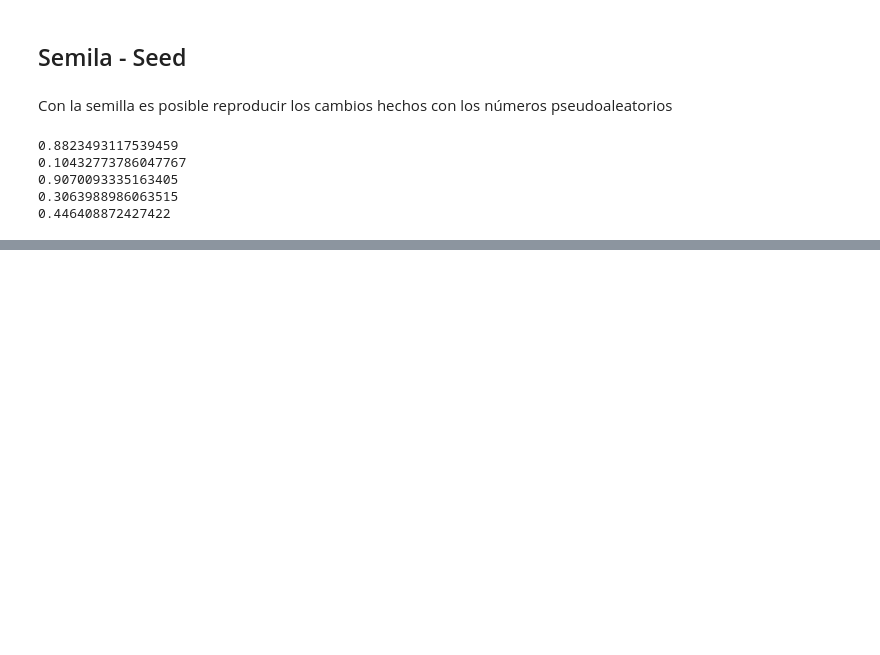
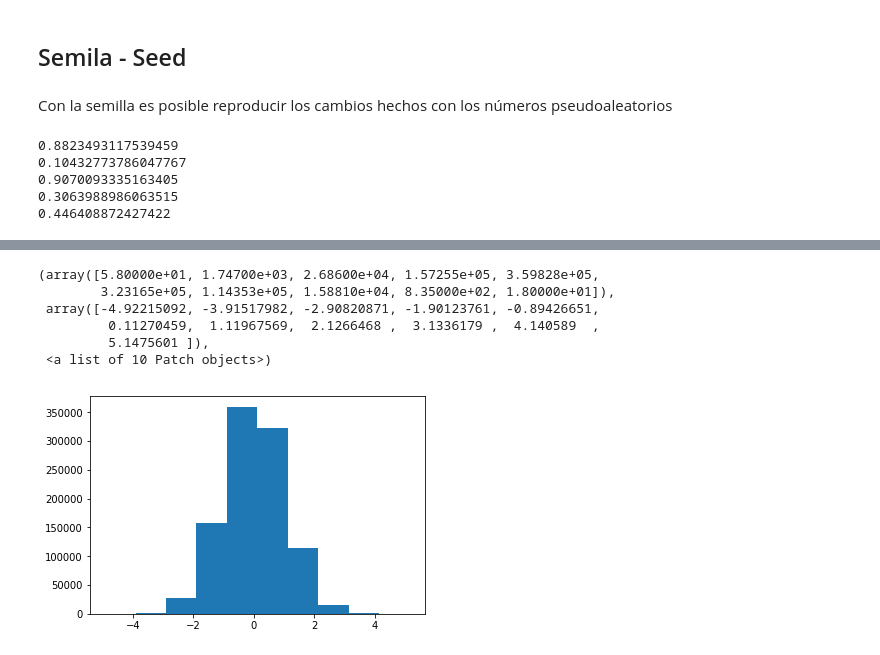
Before and after one commit to slopezv2/machilelearningpy, a Jupyter notebook: Seccion5.ipynb, the cells around one changed output, grey strips where cells are left out. Drawn from its saved outputs; the diff is of its cells as text; code cells hidden in the pictures; blank space fills up the shorter version.

```diff
--- a/Seccion5.ipynb
+++ b/Seccion5.ipynb
@@ -426,0 +461,10 @@ for i in range(5):
+# %%
+plt.hist(data)
+# %% [output]
+(array([5.80000e+01, 1.74700e+03, 2.68600e+04, 1.57255e+05, 3.59828e+05,
+        3.23165e+05, 1.14353e+05, 1.58810e+04, 8.35000e+02, 1.80000e+01]),
+ array([-4.92215092, -3.91517982, -2.90820871, -1.90123761, -0.89426651,
+         0.11270459,  1.11967569,  2.1266468 ,  3.1336179 ,  4.140589  ,
+         5.1475601 ]),
+ <a list of 10 Patch objects>)
+[figure, added]
```
Also changed, not shown: parts of 17 cells of this notebook.
